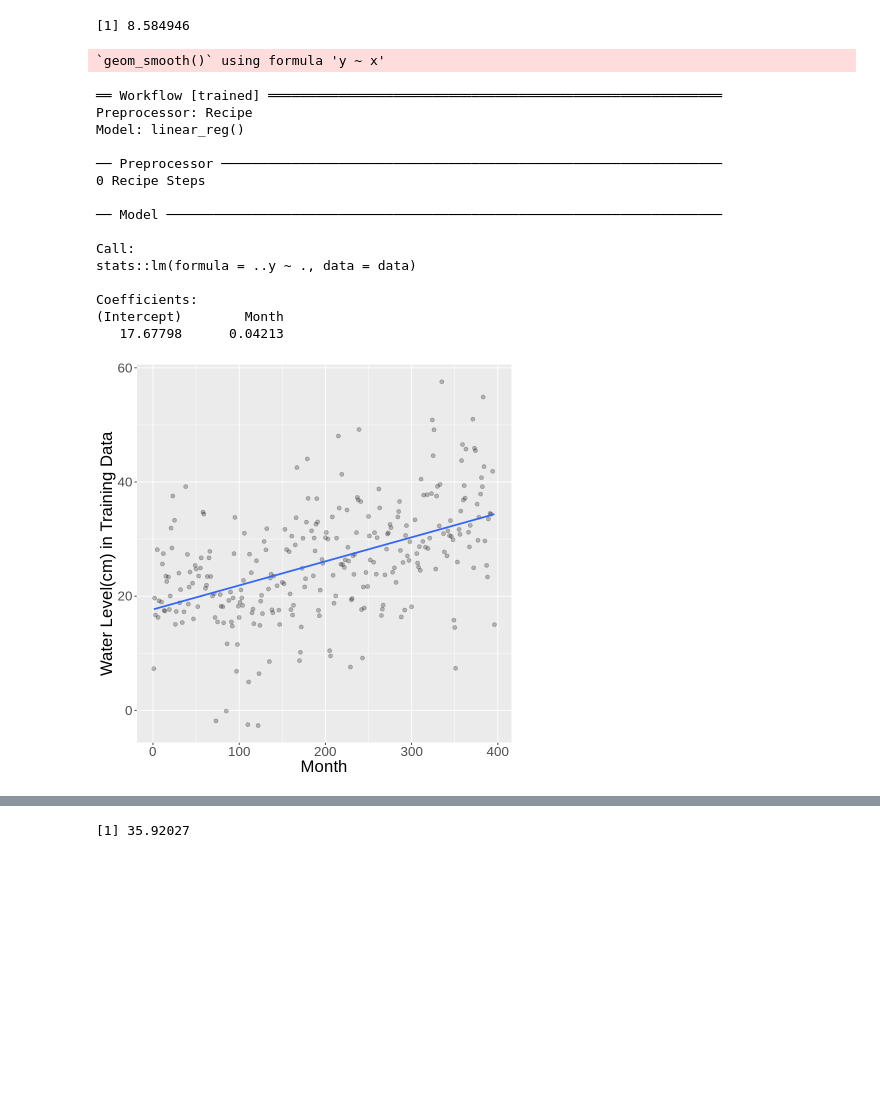
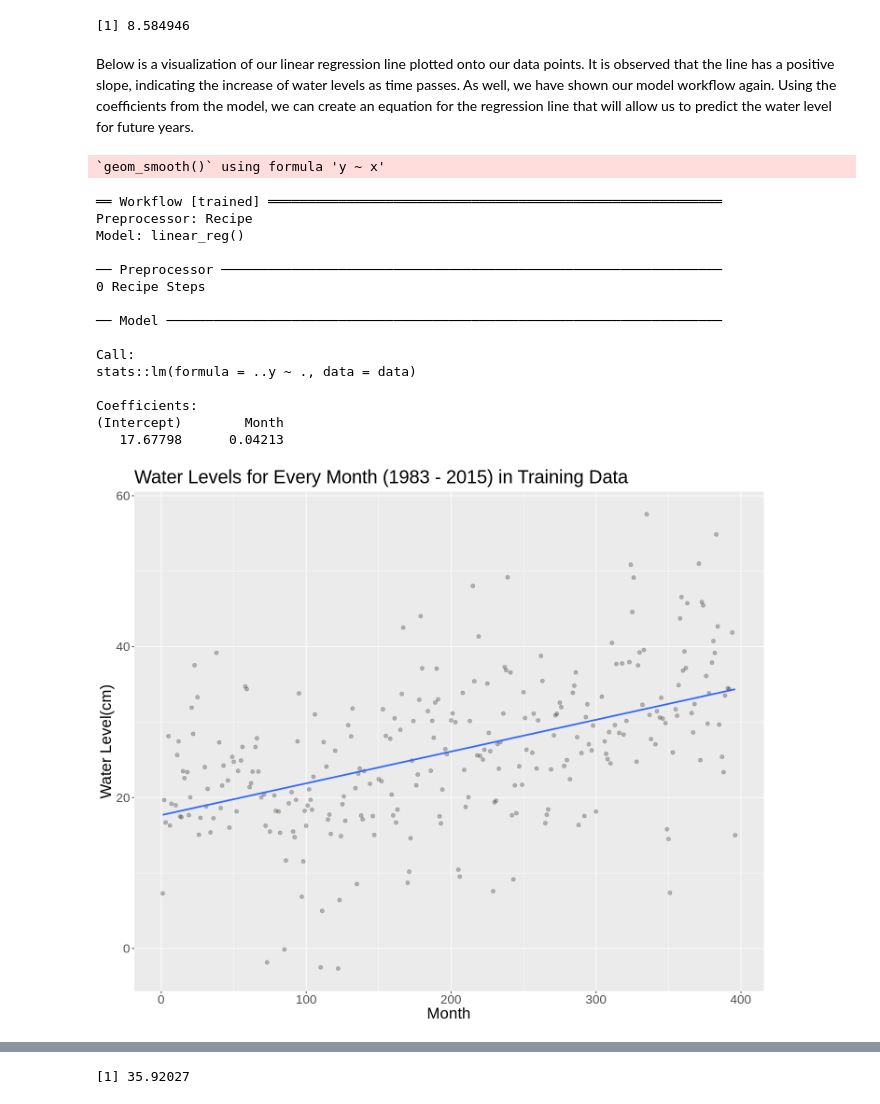
Before and after one commit to Applemyp/dsci100-group36-project, a Jupyter notebook: Group Project Report.ipynb, the cells around one changed output, grey strips where cells are left out. Drawn from its saved outputs; the diff is of its cells as text; code cells hidden in the pictures; blank space fills up the shorter version.

```diff
--- a/Group Project Report.ipynb
+++ b/Group Project Report.ipynb
@@ -178,34 +187,39 @@ lm_rmspe <- data_fit |>
 lm_rmspe
 # %% [output]
 [1] 8.584946
+# %% [markdown]
+Below is a visualization of our linear regression line plotted onto our data points. It is observed that the line has a positive slope, indicating the increase of water levels as time passes. As well, we have shown our model workflow again. Using the coefficients from the model, we can create an equation for the regression line that will allow us to predict the water level for future years.
 # %%
 # plot the model in training data and show the model to get the intercept and slope of the prediction line
+options(repr.plot.width = 12, repr.plot.height = 10)
+
 lm_predictions_test <- training_data |>
      ggplot(aes(x = Month, y = month_average)) +
          geom_point(alpha = 0.25, size=2) +
          geom_smooth(data=training_data, aes(x = Month, y = month_average),method = "lm", se = FALSE) +
          xlab("Month") +
-         ylab("Water Level(cm) in Training Data") +
+         ylab("Water Level(cm)") +
+         ggtitle("Water Levels for Every Month (1983 - 2015) in Training Data") +
          theme(text = element_text(size = 20))
 
 lm_predictions_test
 
 data_fit
 # %% [output]
 `geom_smooth()` using formula 'y ~ x'
 ══ Workflow [trained] ══════════════════════════════════════════════════════════
 Preprocessor: Recipe
 Model: linear_reg()
 
 ── Preprocessor ────────────────────────────────────────────────────────────────
 0 Recipe Steps
 
 ── Model ───────────────────────────────────────────────────────────────────────
 
 Call:
 stats::lm(formula = ..y ~ ., data = data)
 
 Coefficients:
 (Intercept)        Month
    17.67798      0.04213
-[figure, old version]
+[figure, new version]
```
Also changed, not shown: parts of 19 cells of this notebook.
